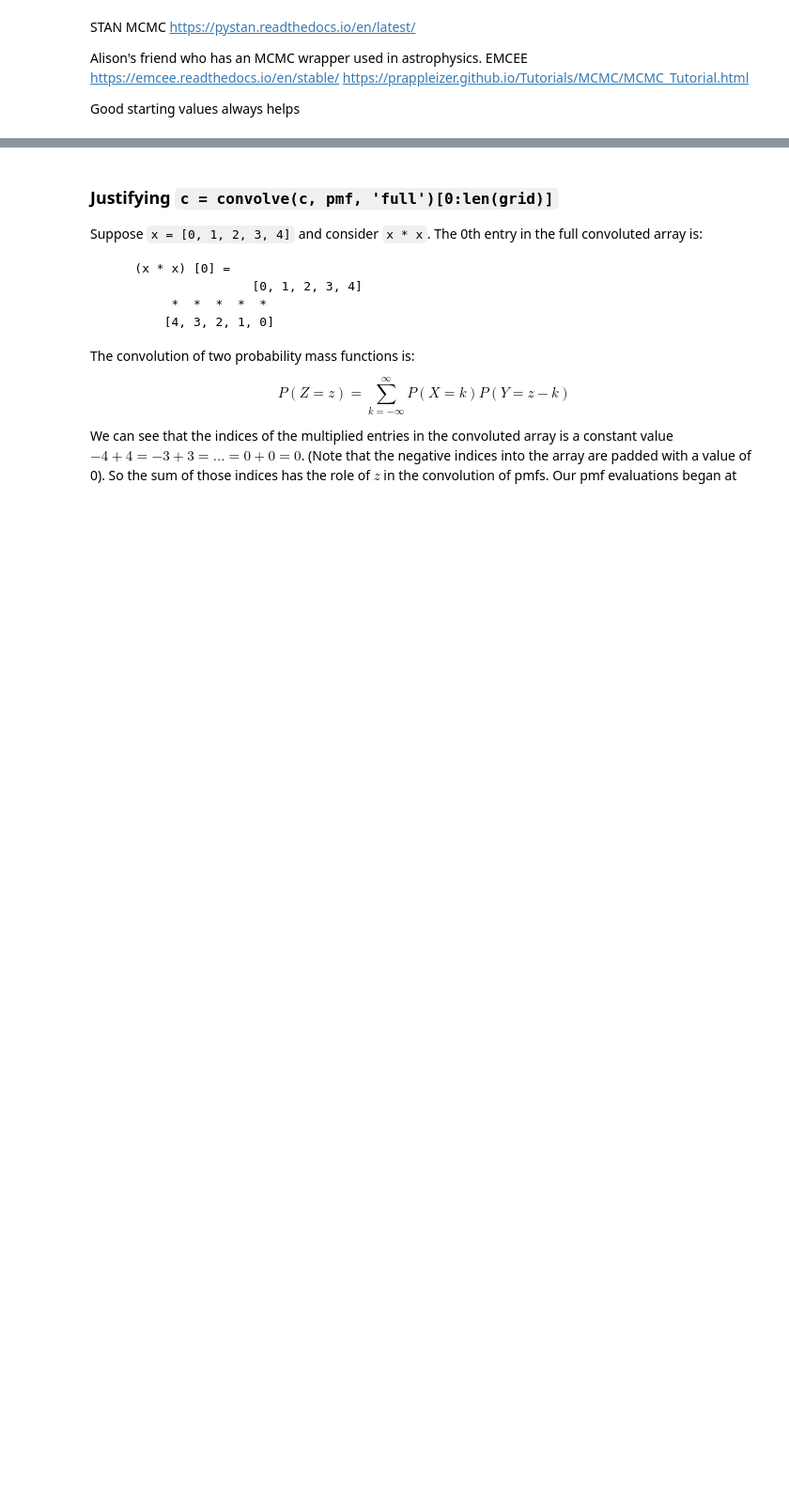
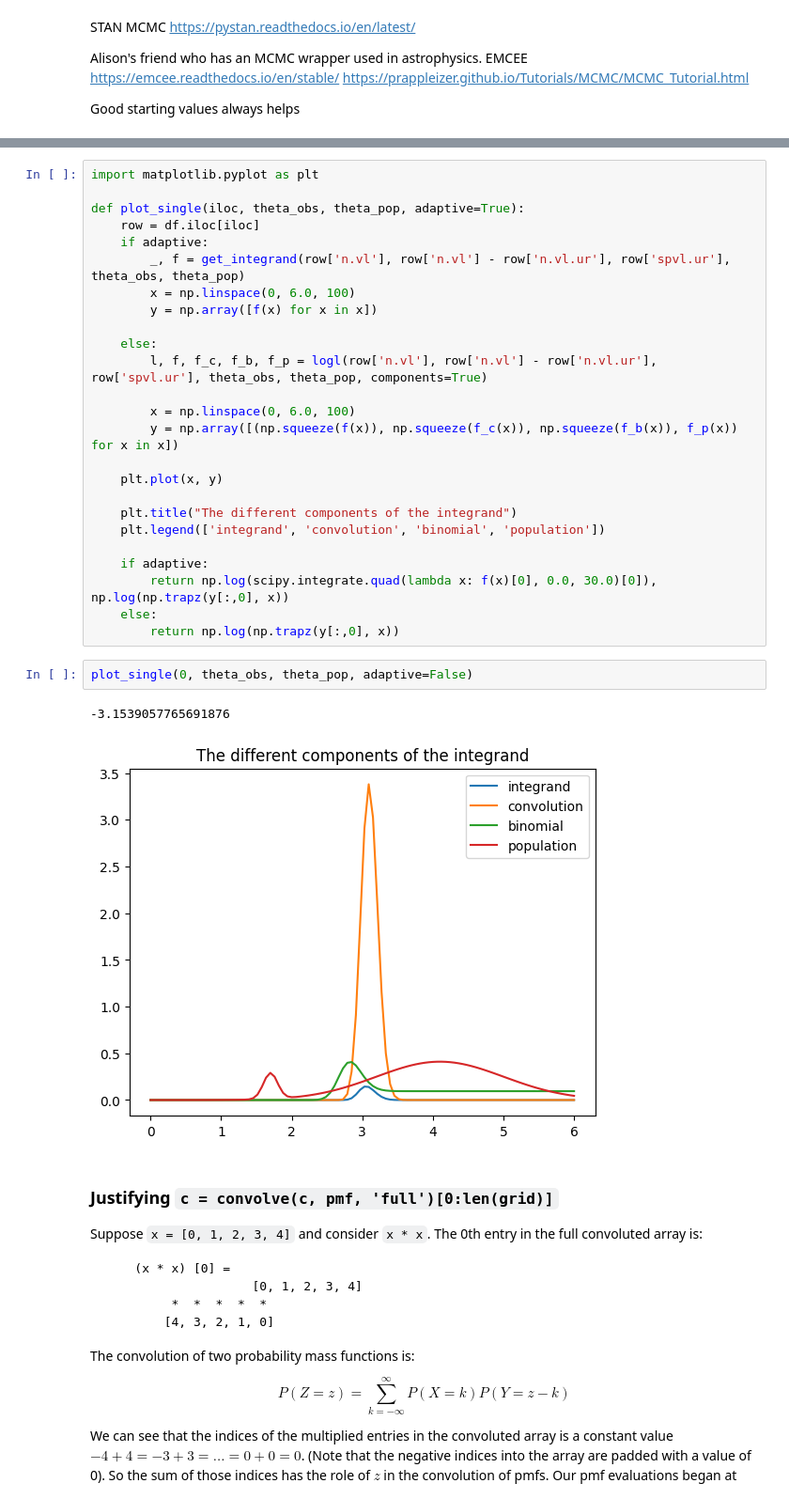
Before and after one commit to tanderson11/hiv-transmission-parameters, a Jupyter notebook: Blanquart/blanquart_analysis.ipynb, the cells around one changed output, grey strips where cells are left out. Shown at 94% size. Drawn from its saved outputs; the diff is of its cells as text; blank space fills up the shorter version.

```diff
--- a/Blanquart/blanquart_analysis.ipynb
+++ b/Blanquart/blanquart_analysis.ipynb
@@ -477,3 +526,33 @@ def build_vectorized_convolution(spvl, sigma_noise, lld, n_detectable, grid_poin
+# %%
+import matplotlib.pyplot as plt
+
+def plot_single(iloc, theta_obs, theta_pop, adaptive=True):
+    row = df.iloc[iloc]
+    if adaptive:
+        _, f = get_integrand(row['n.vl'], row['n.vl'] - row['n.vl.ur'], row['spvl.ur'], theta_obs, theta_pop)
+        x = np.linspace(0, 6.0, 100)
+        y = np.array([f(x) for x in x])
+
+    else:
+        l, f, f_c, f_b, f_p = logl(row['n.vl'], row['n.vl'] - row['n.vl.ur'], row['spvl.ur'], theta_obs, theta_pop, components=True)
+
+        x = np.linspace(0, 6.0, 100)
+        y = np.array([(np.squeeze(f(x)), np.squeeze(f_c(x)), np.squeeze(f_b(x)), f_p(x)) for x in x])
+
+    plt.plot(x, y)
+
+    plt.title("The different components of the integrand")
+    plt.legend(['integrand', 'convolution', 'binomial', 'population'])
+
+    if adaptive:
+        return np.log(scipy.integrate.quad(lambda x: f(x)[0], 0.0, 30.0)[0]), np.log(np.trapz(y[:,0], x))
+    else:
+        return np.log(np.trapz(y[:,0], x))
+# %%
+plot_single(0, theta_obs, theta_pop, adaptive=False)
+# %% [output]
+-3.1539057765691876
+[figure, added]
 # %% [markdown]
 ### Justifying `c = convolve(c, pmf, 'full')[0:len(grid)]`
 
```
Also changed, not shown: parts of 19 cells of this notebook.
